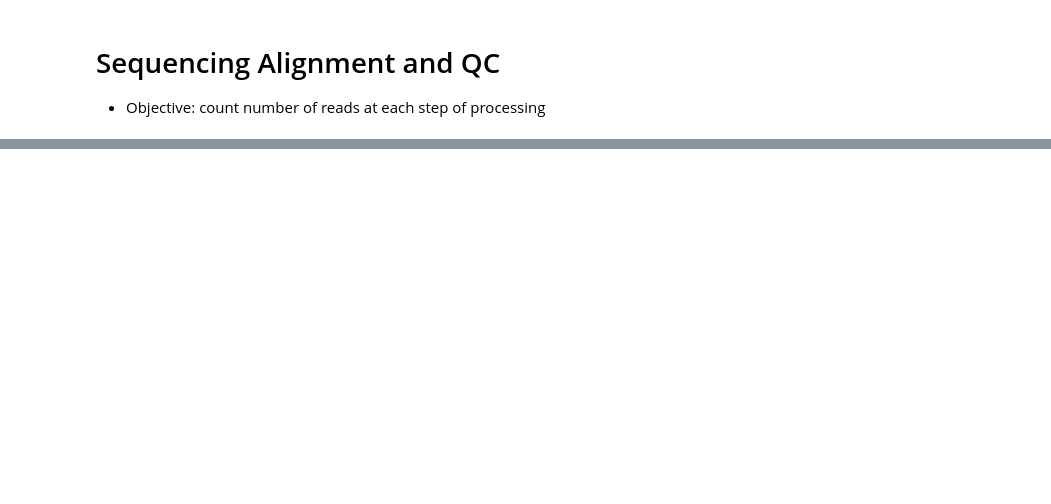
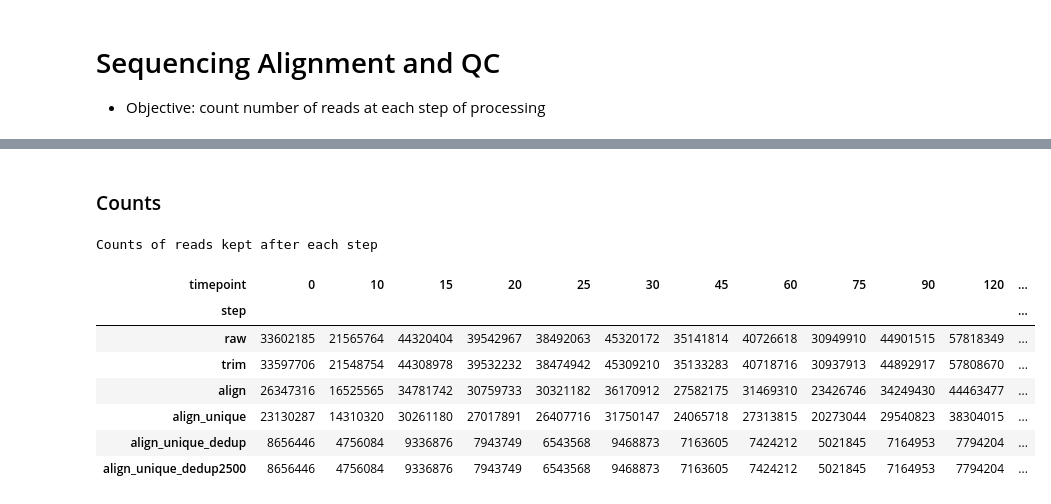
Before and after one commit to bentyeh/guttman-lab_splicing-kinetics, a Jupyter notebook: notebooks/alignment.ipynb, the cells around one changed output, grey strips where cells are left out. Saved outputs shown, nothing was run; the diff lists cells and outputs as text; code cells hidden in the pictures; blank space fills up the shorter version.

```diff
--- a/notebooks/alignment.ipynb
+++ b/notebooks/alignment.ipynb
@@ -177,0 +186,18 @@ display(HTML(result_mview))
+# %%
+df_counts = []
+for timepoint in timepoints:
+    df = pd.read_csv(os.path.join(dir_project, 'workflow', 'report', 'count', f'{timepoint}.count'),
+                sep=' ',
+                header=None,
+                names=['step', 'read', 'count']).assign(timepoint=timepoint)
+    df_counts.append(df)
+df_counts = pd.concat(df_counts, axis=0).reset_index(drop=True)
+# %%
+mask_r1 = df_counts['read'].str.startswith('R1')
+mask_r1_strict = df_counts['read'] == 'R1'
+mask_r2 = df_counts['read'].str.startswith('R2')
+mask_r2_strict = df_counts['read'] == 'R2'
+masks_steps = {step: df_counts['step'] == step for step in df_counts['step'].unique()}
+masks_timepoints = [df_counts['timepoint'] == timepoint for timepoint in timepoints]
+# %%
+step_order = ['raw', 'trim', 'align', 'align_unique', 'align_unique_dedup', 'align_unique_dedup2500']
@@ -177,0 +225,24 @@ display(HTML(result_mview))
+# %% [markdown]
+### Counts
+# %%
+df_counts_wide = df_counts.loc[mask_r1_strict].pivot(index='step', values='count', columns='timepoint').loc[step_order]
+
+# proportion of reads kept relative to raw
+df_props_raw_wide = df_counts_wide / df_counts_wide.iloc[0].values
+
+# proportion of reads kept relative to the prior step
+df_props_step_wide = df_props_raw_wide.copy()
+df_props_step_wide.iloc[1:] = df_counts_wide.iloc[1:].values / df_counts_wide.iloc[:-1].values
+# %%
+print('Counts of reads kept after each step')
+display(df_counts_wide)
+# %% [output]
+Counts of reads kept after each step
+| timepoint | 0 | 10 | 15 | 20 | 25 | 30 | 45 | 60 | 75 | 90 | 120 | ... |
+| step |  |  |  |  |  |  |  |  |  |  |  | ... |
+| raw | 33602185 | 21565764 | 44320404 | 39542967 | 38492063 | 45320172 | 35141814 | 40726618 | 30949910 | 44901515 | 57818349 | ... |
+| trim | 33597706 | 21548754 | 44308978 | 39532232 | 38474942 | 45309210 | 35133283 | 40718716 | 30937913 | 44892917 | 57808670 | ... |
+| align | 26347316 | 16525565 | 34781742 | 30759733 | 30321182 | 36170912 | 27582175 | 31469310 | 23426746 | 34249430 | 44463477 | ... |
+| align_unique | 23130287 | 14310320 | 30261180 | 27017891 | 26407716 | 31750147 | 24065718 | 27313815 | 20273044 | 29540823 | 38304015 | ... |
+| align_unique_dedup | 8656446 | 4756084 | 9336876 | 7943749 | 6543568 | 9468873 | 7163605 | 7424212 | 5021845 | 7164953 | 7794204 | ... |
+| align_unique_dedup2500 | 8656446 | 4756084 | 9336876 | 7943749 | 6543568 | 9468873 | 7163605 | 7424212 | 5021845 | 7164953 | 7794204 | ... |
```
Also changed, not shown: parts of 10 cells of this notebook, 12 other files.
